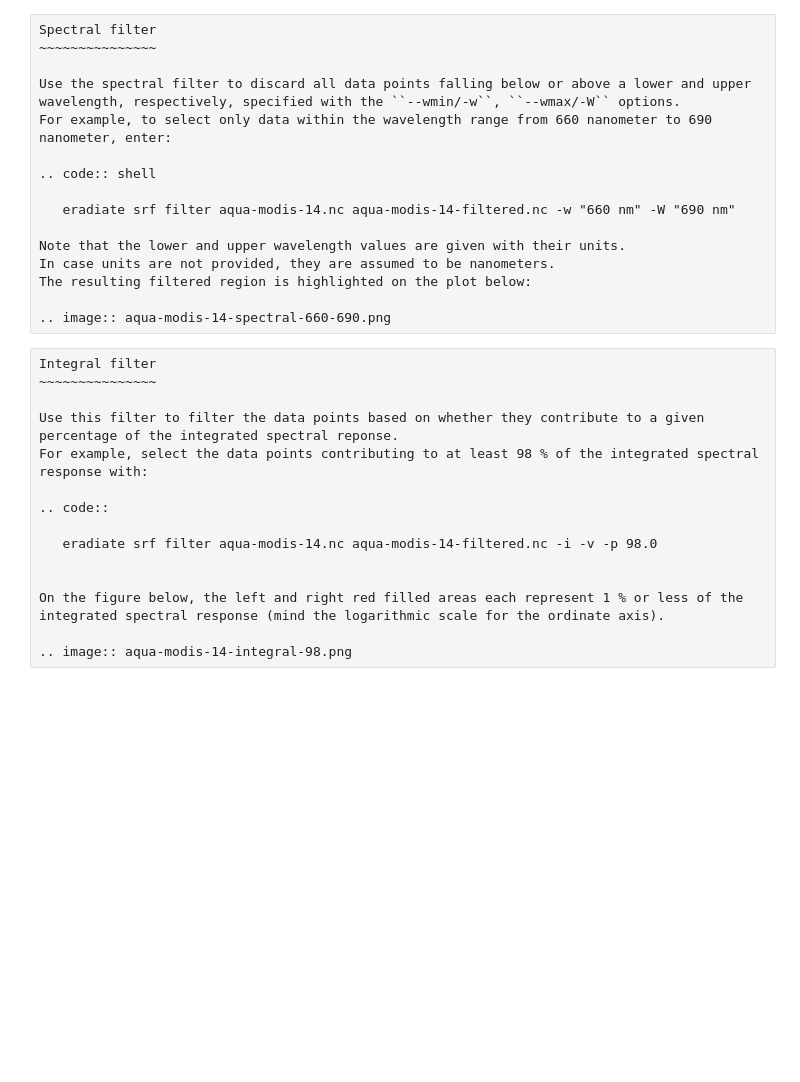
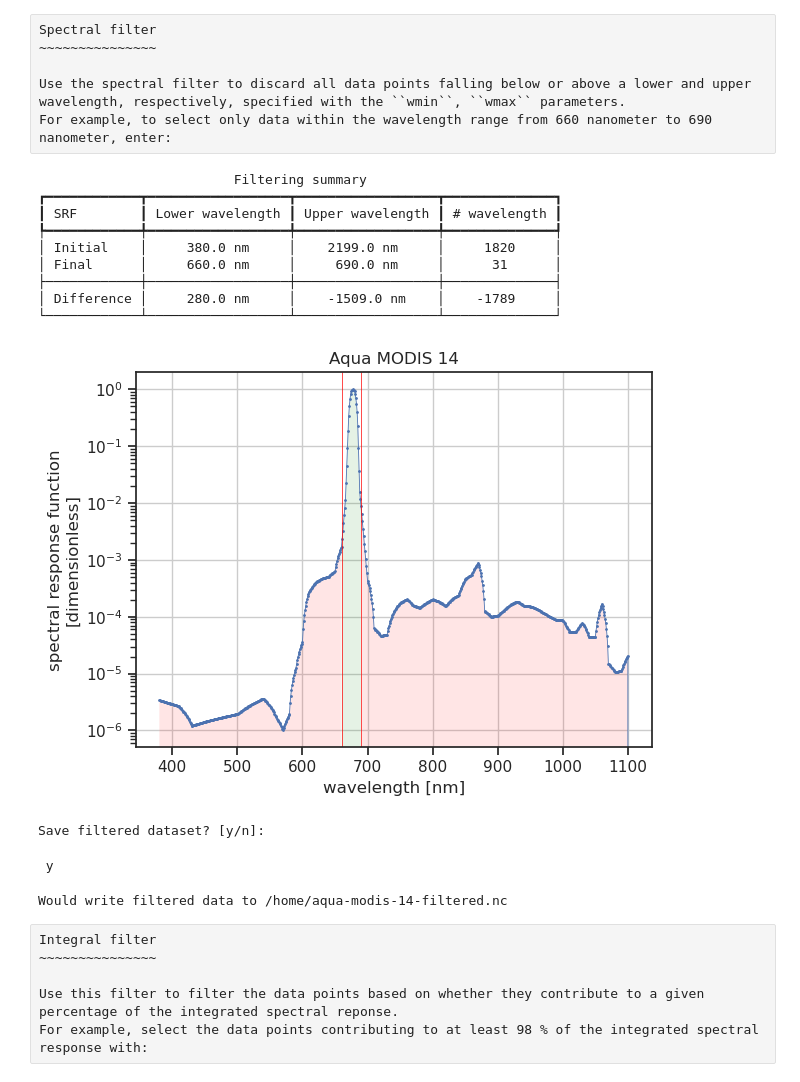
Before and after one commit to eradiate/eradiate-tutorials, a Jupyter notebook: howto/srf_filtering/srf_filtering.ipynb, the cells around one changed output. Saved outputs shown, nothing was run; the diff lists cells and outputs as text; code cells hidden in the pictures; blank space fills up the shorter version.

```diff
--- a/howto/srf_filtering/srf_filtering.ipynb
+++ b/howto/srf_filtering/srf_filtering.ipynb
@@ -183,30 +192,37 @@ One solution to this problem is to combine the threshold filter with the spectra
 Spectral filter
 ~~~~~~~~~~~~~~~
 
-Use the spectral filter to discard all data points falling below or above a lower and upper wavelength, respectively, specified with the ``--wmin/-w``, ``--wmax/-W`` options.
+Use the spectral filter to discard all data points falling below or above a lower and upper wavelength, respectively, specified with the ``wmin``, ``wmax`` parameters.
 For example, to select only data within the wavelength range from 660 nanometer to 690 nanometer, enter:
-
-.. code:: shell
-
-   eradiate srf filter aqua-modis-14.nc aqua-modis-14-filtered.nc -w "660 nm" -W "690 nm"
-
-Note that the lower and upper wavelength values are given with their units.
-In case units are not provided, they are assumed to be nanometers.
-The resulting filtered region is highlighted on the plot below:
-
-.. image:: aqua-modis-14-spectral-660-690.png
+# %%
+from eradiate import unit_registry as ureg
+
+filtered = filter(
+    srf=aqua_modis_14,
+    path="/home/aqua-modis-14-filtered.nc",
+    wmin=660 * ureg.nm,
+    wmax=690 * ureg.nm,
+    verbose=True,
+    interactive=True,
+    dry_run=True,
+)
+# %% [output]
+                         Filtering summary
+┏━━━━━━━━━━━━┳━━━━━━━━━━━━━━━━━━┳━━━━━━━━━━━━━━━━━━┳━━━━━━━━━━━━━━┓
+┃ SRF        ┃ Lower wavelength ┃ Upper wavelength ┃ # wavelength ┃
+┡━━━━━━━━━━━━╇━━━━━━━━━━━━━━━━━━╇━━━━━━━━━━━━━━━━━━╇━━━━━━━━━━━━━━┩
+│ Initial    │     380.0 nm     │    2199.0 nm     │     1820     │
+│ Final      │     660.0 nm     │     690.0 nm     │      31      │
+├────────────┼──────────────────┼──────────────────┼──────────────┤
+│ Difference │     280.0 nm     │    -1509.0 nm    │    -1789     │
+└────────────┴──────────────────┴──────────────────┴──────────────┘
+[figure, added]
+Save filtered dataset? [y/n]:
+ y
+Would write filtered data to /home/aqua-modis-14-filtered.nc
 # %% [raw]
 Integral filter
 ~~~~~~~~~~~~~~~
 
 Use this filter to filter the data points based on whether they contribute to a given percentage of the integrated spectral reponse.
 For example, select the data points contributing to at least 98 % of the integrated spectral response with:
-
-.. code::
-
-   eradiate srf filter aqua-modis-14.nc aqua-modis-14-filtered.nc -i -v -p 98.0
-
-
-On the figure below, the left and right red filled areas each represent 1 % or less of the integrated spectral response (mind the logarithmic scale for the ordinate axis).
-
-.. image:: aqua-modis-14-integral-98.png
```
Also changed, not shown: parts of 20 cells of this notebook, 5 other files.
